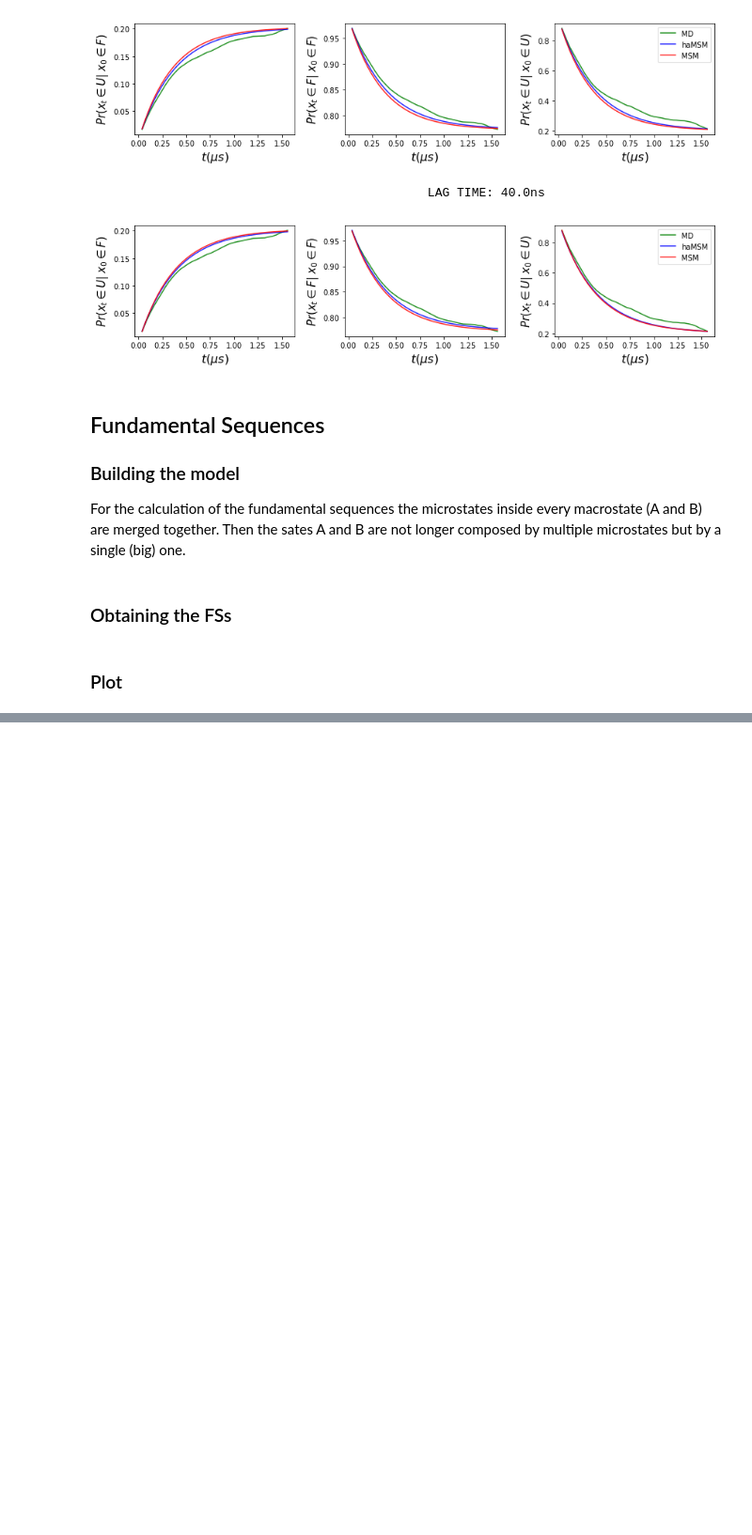
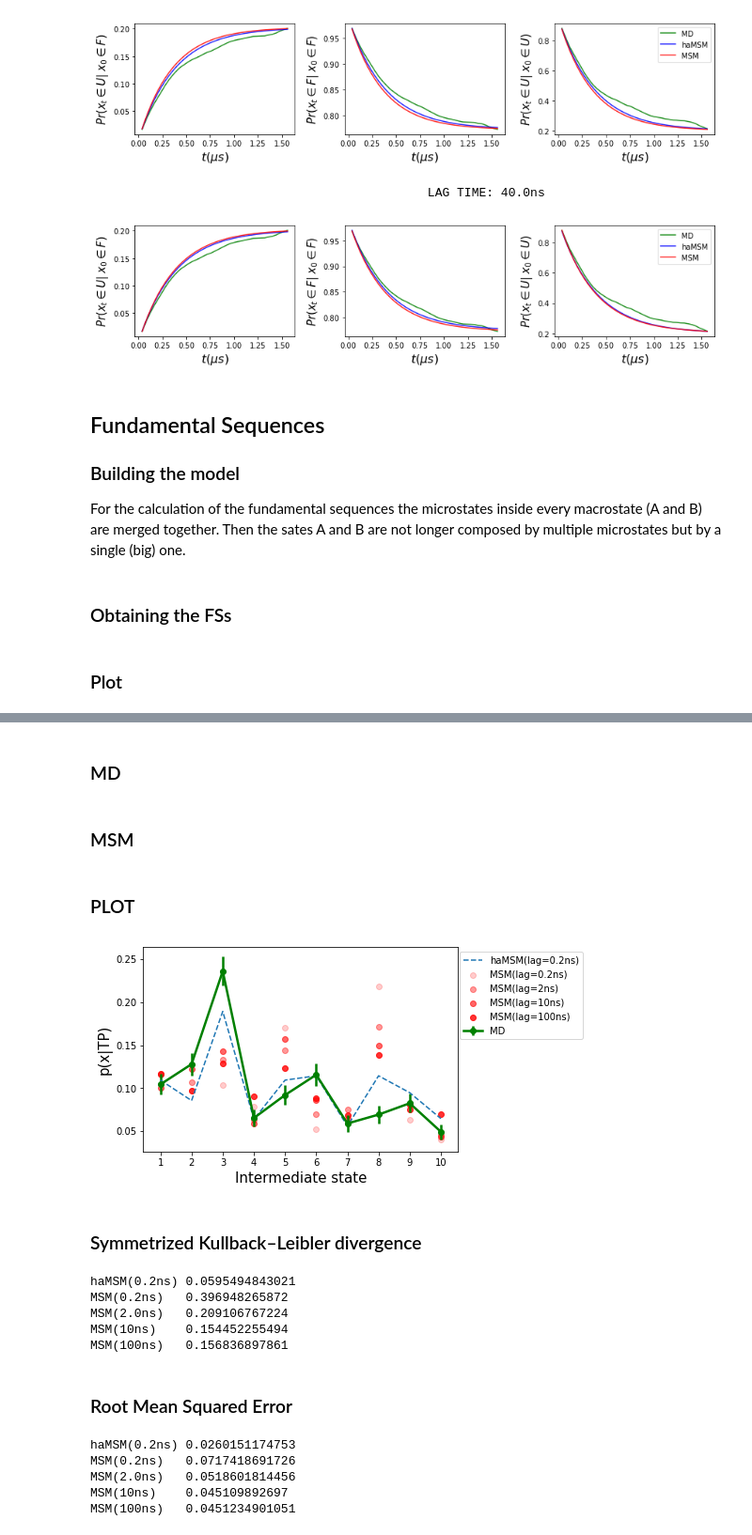
Before and after one commit to choderalab/msm-mfpt, a Jupyter notebook: models3_10_interm_states/Chignoling_mfpts_corrfunc_FS_cut_0_87.ipynb, the cells around one changed output, grey strips where cells are left out. Shown at 94% size. Saved outputs shown, nothing was run; the diff lists cells and outputs as text; code cells hidden in the pictures; blank space fills up the shorter version.

```diff
--- a/models3_10_interm_states/Chignoling_mfpts_corrfunc_FS_cut_0_87.ipynb
+++ b/models3_10_interm_states/Chignoling_mfpts_corrfunc_FS_cut_0_87.ipynb
@@ -661,0 +684,6 @@ plt.show()
+# %%
+# Simulation of the MSM model
+msm_traj1   = [msm[0].simulate(1000000)]
+msm_traj10  = [msm[2].simulate(1000000)]
+msm_traj50  = [msm[4].simulate(1000000)]
+msm_traj500 = [msm[9].simulate(1000000)]
@@ -661,0 +777,61 @@ plt.show()
+# %%
+prob_counts, sd_err = get_tp_states_prob(nm_model2.trajectories, stateA, stateB)
+# %% [markdown]
+### MD
+# %%
+prob_countsMD, sd_errMD = get_tp_states_prob(dtrajs, stateA, stateB)
+# %% [markdown]
+### MSM
+# %%
+prob_countsMSM1, sd_errMSM1 = get_tp_states_prob(msm_traj1, stateA, stateB)
+prob_countsMSM10, sd_errMSM10 = get_tp_states_prob(msm_traj10, stateA, stateB)
+prob_countsMSM50, sd_errMSM50 = get_tp_states_prob(msm_traj50, stateA, stateB)
+prob_countsMSM500, sd_errMSM500 = get_tp_states_prob(msm_traj500, stateA, stateB)
+# %% [markdown]
+### PLOT
+# %%
+x = [i+1 for i in range(len(prob_countsMD))]
+
+plt.errorbar(x, prob_countsMD, yerr=2*np.array(sd_errMD),marker="o",color="green", label="MD", linewidth=2.5)
+plt.plot(x, prob_counts, "--", label="haMSM(lag=0.2ns)")
+plt.scatter(x, prob_countsMSM1, label="MSM(lag=0.2ns)", color="red", alpha=0.2)
+plt.scatter(x, prob_countsMSM10, label="MSM(lag=2ns)", color="red", alpha=0.4)
+plt.scatter(x, prob_countsMSM50,  label="MSM(lag=10ns)", color="red", alpha=0.6)
+plt.scatter(x, prob_countsMSM500, label="MSM(lag=100ns)", color="red", alpha=0.8)
+plt.xlabel("Intermediate state", size=15)
+plt.ylabel("p(x|TP)", size=15)
+plt.xticks(list(range(1,11)))
+
+#plt.legend()
+plt.legend(loc='upper center', bbox_to_anchor=(1.2, 1.0))
+plt.show()
+# %% [output]
+[figure, added]
+# %% [markdown]
+### Symmetrized Kullback–Leibler divergence
+# %%
+print("haMSM(0.2ns)", kl_divergence(prob_counts,prob_countsMD) + kl_divergence(prob_countsMD, prob_counts))
+print("MSM(0.2ns)  ", kl_divergence(prob_countsMSM1,prob_countsMD)+ kl_divergence(prob_countsMD, prob_countsMSM1))
+print("MSM(2.0ns)  ", kl_divergence(prob_countsMSM10,prob_countsMD)+ kl_divergence(prob_countsMD, prob_countsMSM10))
+print("MSM(10ns)   ", kl_divergence(prob_countsMSM50,prob_countsMD)+ kl_divergence(prob_countsMD, prob_countsMSM50))
+print("MSM(100ns)  ", kl_divergence(prob_countsMSM500,prob_countsMD)+ kl_divergence(prob_countsMD, prob_countsMSM500))
+# %% [output]
+haMSM(0.2ns) 0.0595494843021
+MSM(0.2ns)   0.396948265872
+MSM(2.0ns)   0.209106767224
+MSM(10ns)    0.154452255494
+MSM(100ns)   0.156836897861
+# %% [markdown]
+### Root Mean Squared Error
+# %%
+print("haMSM(0.2ns)", rmse(prob_counts,prob_countsMD))
+print("MSM(0.2ns)  ", rmse(prob_countsMSM1,prob_countsMD))
+print("MSM(2.0ns)  ", rmse(prob_countsMSM10,prob_countsMD))
+print("MSM(10ns)   ", rmse(prob_countsMSM50,prob_countsMD))
+print("MSM(100ns)  ", rmse(prob_countsMSM500,prob_countsMD))
+# %% [output]
+haMSM(0.2ns) 0.0260151174753
+MSM(0.2ns)   0.0717418691726
+MSM(2.0ns)   0.0518601814456
+MSM(10ns)    0.045109892697
+MSM(100ns)   0.0451234901051
```
Also changed, not shown: parts of 14 cells of this notebook.
